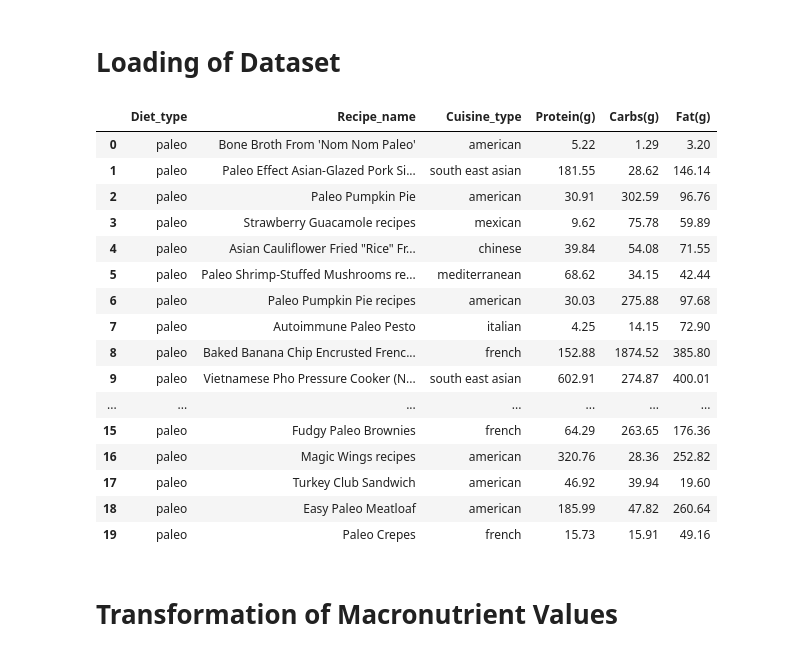
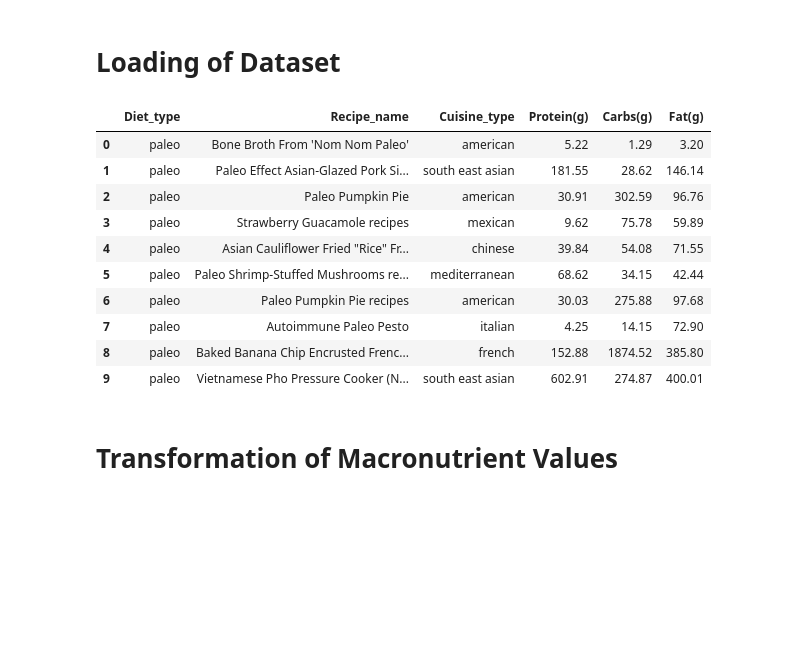
Before and after one commit to alexisuaguilaru/Analysis_Nutritional_Information, a Jupyter notebook: StatisticalAnalysis/ExploratoryDataAnalysis.ipynb, the cells around one changed output. Cells and saved outputs as stored; diff of their text form; code cells hidden in the pictures; blank space fills up the shorter version.

```diff
--- a/StatisticalAnalysis/ExploratoryDataAnalysis.ipynb
+++ b/StatisticalAnalysis/ExploratoryDataAnalysis.ipynb
@@ -22,25 +24,19 @@ Diets_Dataset.drop(columns=['Extraction_day','Extraction_time'],inplace=True)
 # %%
 # Example of records
 
-Diets_Dataset.head(20)
+Diets_Dataset.head(10)
 # %% [output]
 |  | Diet_type | Recipe_name | Cuisine_type | Protein(g) | Carbs(g) | Fat(g) |
 | 0 | paleo | Bone Broth From 'Nom Nom Paleo' | american | 5.22 | 1.29 | 3.20 |
 | 1 | paleo | Paleo Effect Asian-Glazed Pork Si... | south east asian | 181.55 | 28.62 | 146.14 |
 | 2 | paleo | Paleo Pumpkin Pie | american | 30.91 | 302.59 | 96.76 |
 | 3 | paleo | Strawberry Guacamole recipes | mexican | 9.62 | 75.78 | 59.89 |
 | 4 | paleo | Asian Cauliflower Fried "Rice" Fr... | chinese | 39.84 | 54.08 | 71.55 |
 | 5 | paleo | Paleo Shrimp-Stuffed Mushrooms re... | mediterranean | 68.62 | 34.15 | 42.44 |
 | 6 | paleo | Paleo Pumpkin Pie recipes | american | 30.03 | 275.88 | 97.68 |
 | 7 | paleo | Autoimmune Paleo Pesto | italian | 4.25 | 14.15 | 72.90 |
 | 8 | paleo | Baked Banana Chip Encrusted Frenc... | french | 152.88 | 1874.52 | 385.80 |
 | 9 | paleo | Vietnamese Pho Pressure Cooker (N... | south east asian | 602.91 | 274.87 | 400.01 |
-| ... | ... | ... | ... | ... | ... | ... |
-| 15 | paleo | Fudgy Paleo Brownies | french | 64.29 | 263.65 | 176.36 |
-| 16 | paleo | Magic Wings recipes | american | 320.76 | 28.36 | 252.82 |
-| 17 | paleo | Turkey Club Sandwich | american | 46.92 | 39.94 | 19.60 |
-| 18 | paleo | Easy Paleo Meatloaf | american | 185.99 | 47.82 | 260.64 |
-| 19 | paleo | Paleo Crepes | french | 15.73 | 15.91 | 49.16 |
 # %%
 # Naming main variables
 
```
Also changed, not shown: parts of 5 cells of this notebook, 2 other files.
